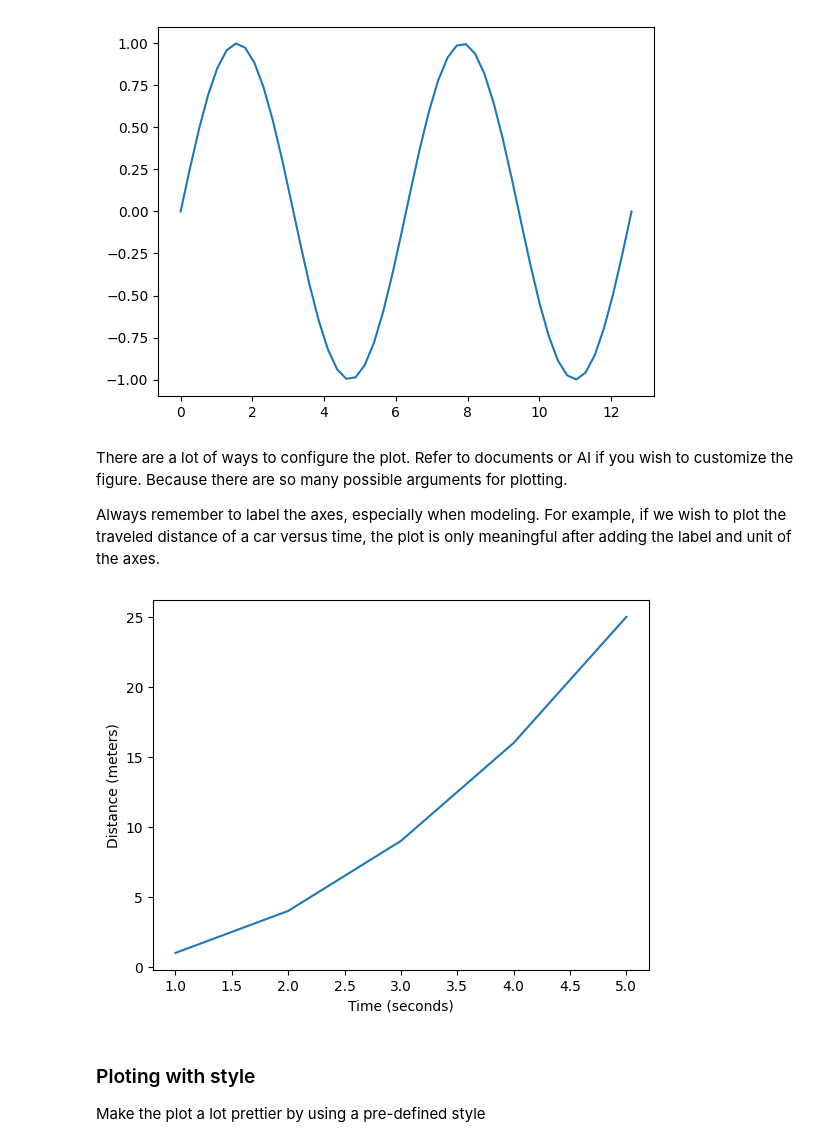
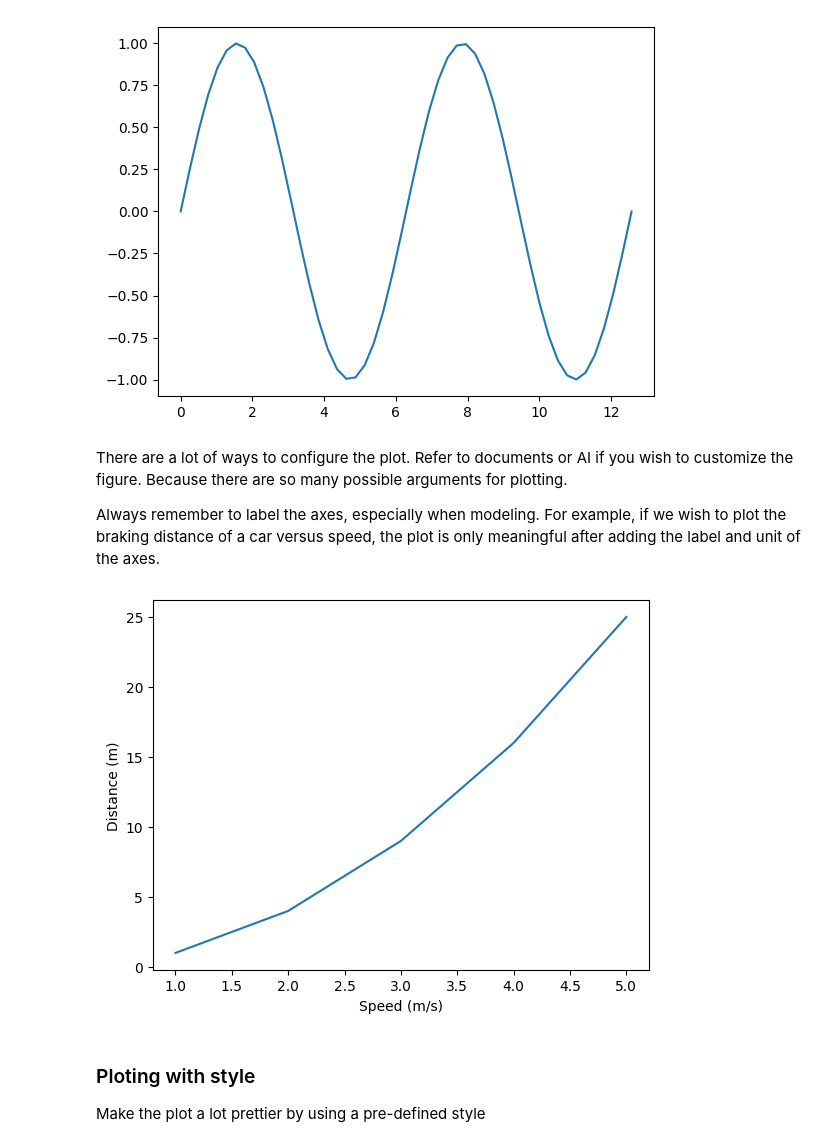
Before and after one commit to liwt31/MathModel, a Jupyter notebook: 000PythonBasics1.ipynb, the cells around one changed output. Saved outputs shown, nothing was run; the diff lists cells and outputs as text; code cells hidden in the pictures.

```diff
--- a/000PythonBasics1.ipynb
+++ b/000PythonBasics1.ipynb
@@ -251,23 +259,23 @@ plt.show()
 There are a lot of ways to configure the plot. Refer to documents or AI if you wish to customize the figure.
 Because there are so many possible arguments for plotting.
 
-Always remember to label the axes, especially when modeling. For example, if we wish to plot the traveled distance of a car versus time, the plot is only meaningful after adding the label and unit of the axes.
+Always remember to label the axes, especially when modeling. For example, if we wish to plot the braking distance of a car versus speed, the plot is only meaningful after adding the label and unit of the axes.
 # %%
 # Data: time and travlled distance
 x = [1, 2, 3, 4, 5]
 y = [1, 4, 9, 16, 25]
 
 # Create a simple plot
 plt.plot(x, y)
 
 # Add labels
-plt.xlabel('Time (seconds)')
-plt.ylabel('Distance (meters)')
+plt.xlabel('Speed (m/s)')
+plt.ylabel('Distance (m)')
 
 # Show the plot with labels
 plt.show()
 # %% [output]
-[figure, old version]
+[figure, new version]
 # %% [markdown]
 ### Ploting with style
 Make the plot a lot prettier by using a pre-defined style
```
Also changed, not shown: parts of 4 cells of this notebook, 2 other files.
